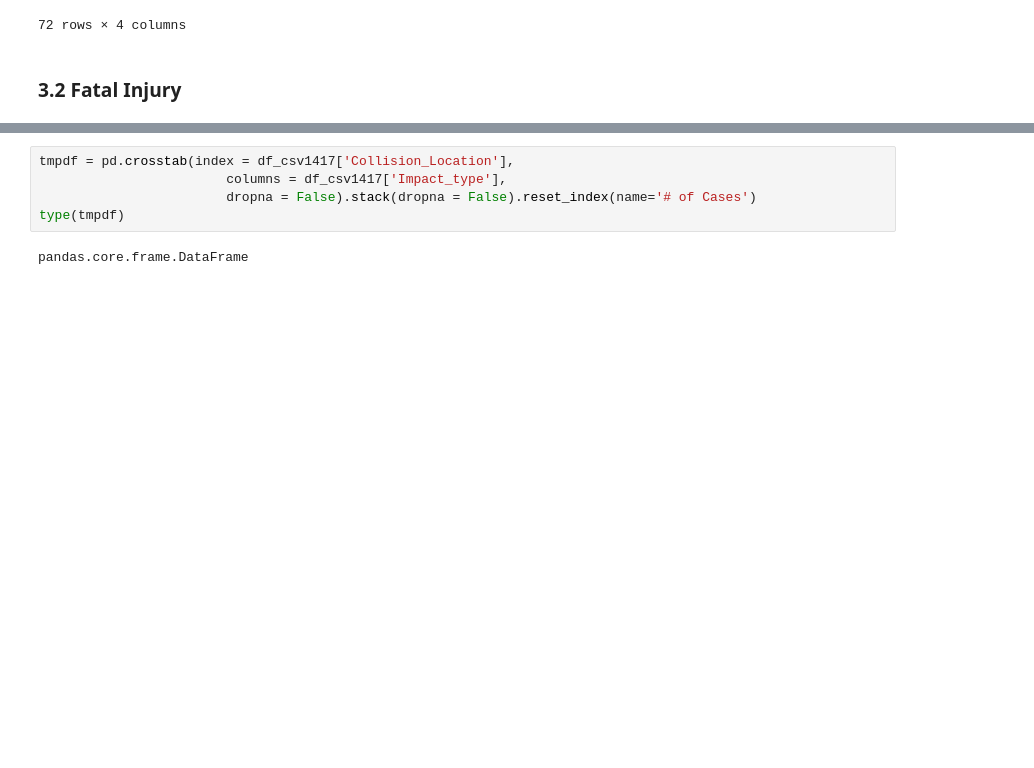
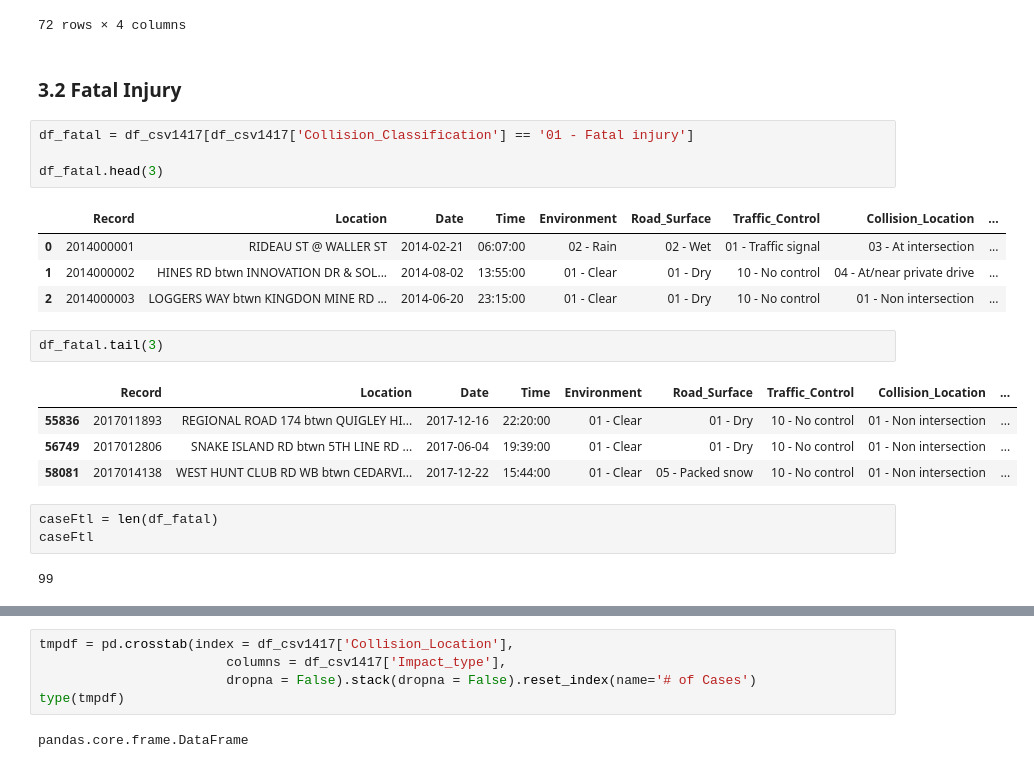
Before and after one commit to akiencore/collisionInOttawa2014to2017, a Jupyter notebook: HPIntegration_Analysis.ipynb, the cells around one changed output, grey strips where cells are left out. Saved outputs shown, nothing was run; the diff lists cells and outputs as text; blank space fills up the shorter version.

Commit message:
fatal

```diff
--- a/HPIntegration_Analysis.ipynb
+++ b/HPIntegration_Analysis.ipynb
@@ -716,3 +716,24 @@ df_locationType
 72 rows × 4 columns
 # %% [markdown]
 ### 3.2 Fatal Injury
+# %%
+df_fatal = df_csv1417[df_csv1417['Collision_Classification'] == '01 - Fatal injury']
+
+df_fatal.head(3)
+# %% [output]
+|  | Record | Location | Date | Time | Environment | Road_Surface | Traffic_Control | Collision_Location | ... |
+| 0 | 2014000001 | RIDEAU ST @ WALLER ST | 2014-02-21 | 06:07:00 | 02 - Rain | 02 - Wet | 01 - Traffic signal | 03 - At intersection | ... |
+| 1 | 2014000002 | HINES RD btwn INNOVATION DR & SOL... | 2014-08-02 | 13:55:00 | 01 - Clear | 01 - Dry | 10 - No control | 04 - At/near private drive | ... |
+| 2 | 2014000003 | LOGGERS WAY btwn KINGDON MINE RD ... | 2014-06-20 | 23:15:00 | 01 - Clear | 01 - Dry | 10 - No control | 01 - Non intersection | ... |
+# %%
+df_fatal.tail(3)
+# %% [output]
+|  | Record | Location | Date | Time | Environment | Road_Surface | Traffic_Control | Collision_Location | ... |
+| 55836 | 2017011893 | REGIONAL ROAD 174 btwn QUIGLEY HI... | 2017-12-16 | 22:20:00 | 01 - Clear | 01 - Dry | 10 - No control | 01 - Non intersection | ... |
+| 56749 | 2017012806 | SNAKE ISLAND RD btwn 5TH LINE RD ... | 2017-06-04 | 19:39:00 | 01 - Clear | 01 - Dry | 10 - No control | 01 - Non intersection | ... |
+| 58081 | 2017014138 | WEST HUNT CLUB RD WB btwn CEDARVI... | 2017-12-22 | 15:44:00 | 01 - Clear | 05 - Packed snow | 10 - No control | 01 - Non intersection | ... |
+# %%
+caseFtl = len(df_fatal)
+caseFtl
+# %% [output]
+99
```
Also changed, not shown: parts of 4 cells of this notebook.
